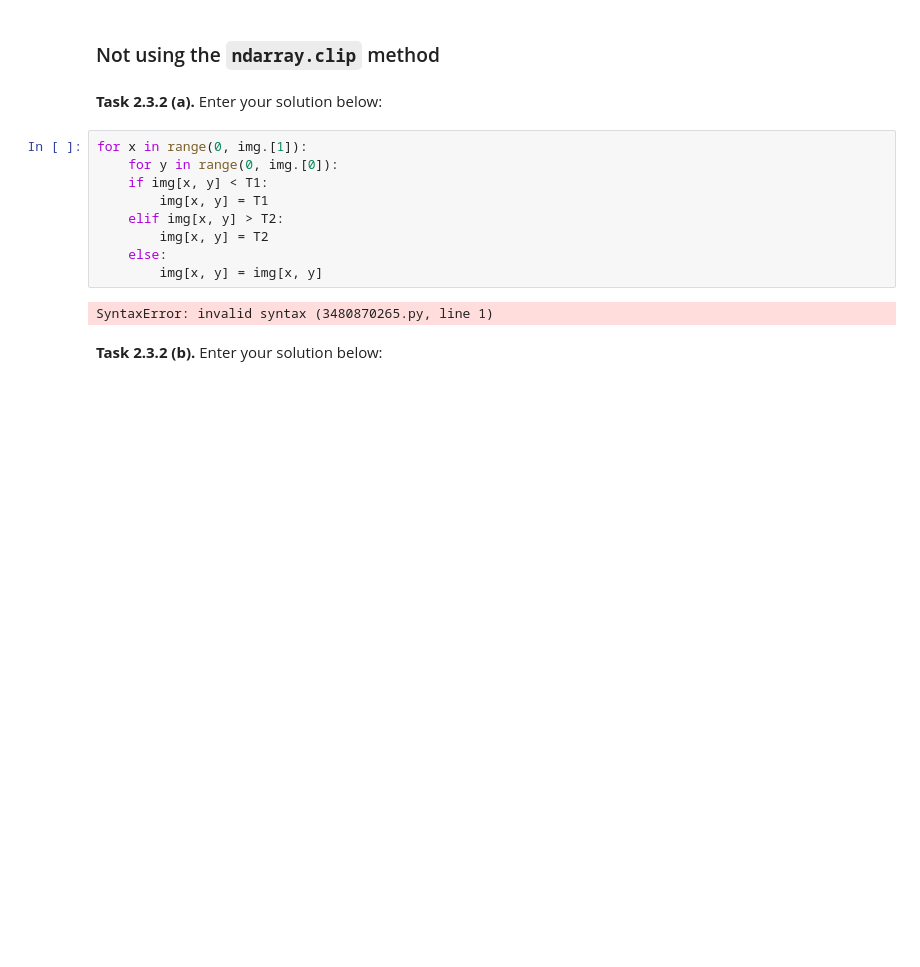
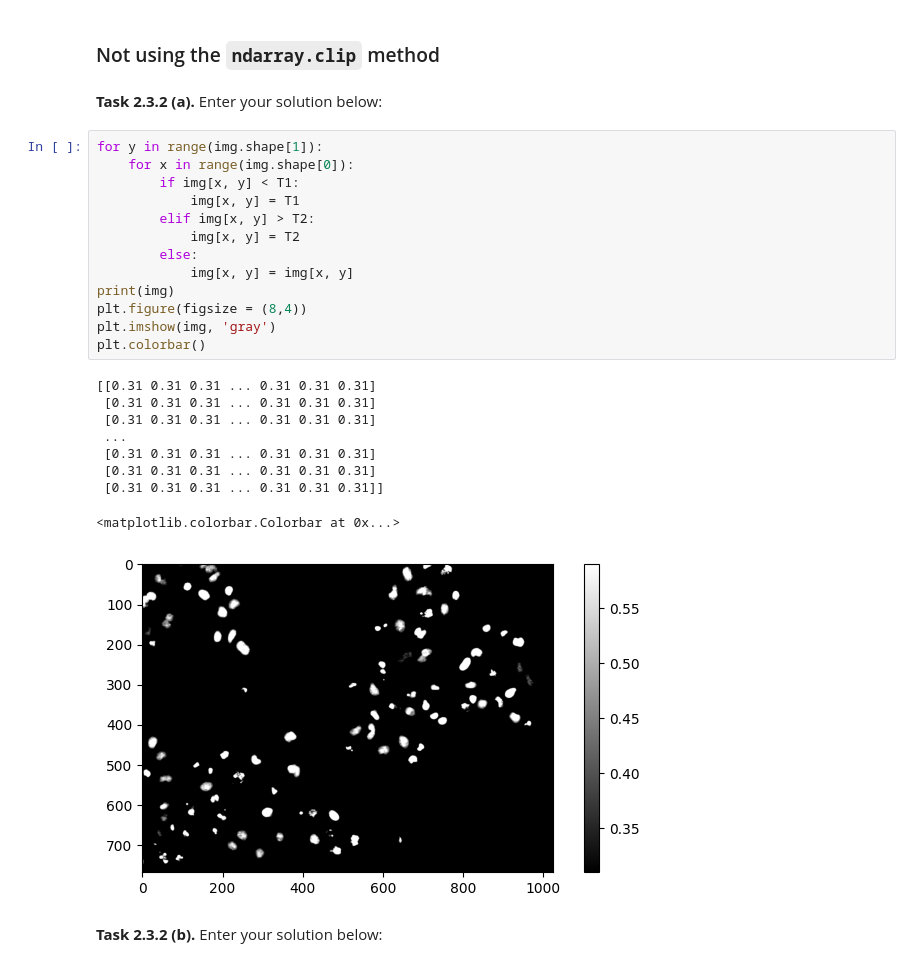
Before and after one commit to Paul-Averdung/mobi-fs3-python, a Jupyter notebook: task2.ipynb, the cells around one changed output. Cells and saved outputs as stored; diff of their text form; blank space fills up the shorter version.

```diff
--- a/task2.ipynb
+++ b/task2.ipynb
@@ -61,15 +59,27 @@ array([[0.31, 0.31, 0.31, ..., 0.31, 0.31, 0.31],
 # %% [markdown]
 **<a id="#">Task 2.3.2 (a).</a>** Enter your solution below:
 # %%
-for x in range(0, img.[1]):
-    for y in range(0, img.[0]):
-    if img[x, y] < T1:
-        img[x, y] = T1
-    elif img[x, y] > T2:
-        img[x, y] = T2
-    else:
-        img[x, y] = img[x, y]
+for y in range(img.shape[1]):
+    for x in range(img.shape[0]):
+        if img[x, y] < T1:
+            img[x, y] = T1
+        elif img[x, y] > T2:
+            img[x, y] = T2
+        else:
+            img[x, y] = img[x, y]
+print(img)
+plt.figure(figsize = (8,4))
+plt.imshow(img, 'gray')
+plt.colorbar()
 # %% [output]
-SyntaxError: invalid syntax (3480870265.py, line 1)
+[[0.31 0.31 0.31 ... 0.31 0.31 0.31]
+ [0.31 0.31 0.31 ... 0.31 0.31 0.31]
+ [0.31 0.31 0.31 ... 0.31 0.31 0.31]
+ ...
+ [0.31 0.31 0.31 ... 0.31 0.31 0.31]
+ [0.31 0.31 0.31 ... 0.31 0.31 0.31]
+ [0.31 0.31 0.31 ... 0.31 0.31 0.31]]
+<matplotlib.colorbar.Colorbar at 0x...>
+[figure, added]
 # %% [markdown]
 **<a id="#">Task 2.3.2 (b).</a>** Enter your solution below:
```
Also changed, not shown: parts of 4 cells of this notebook.
